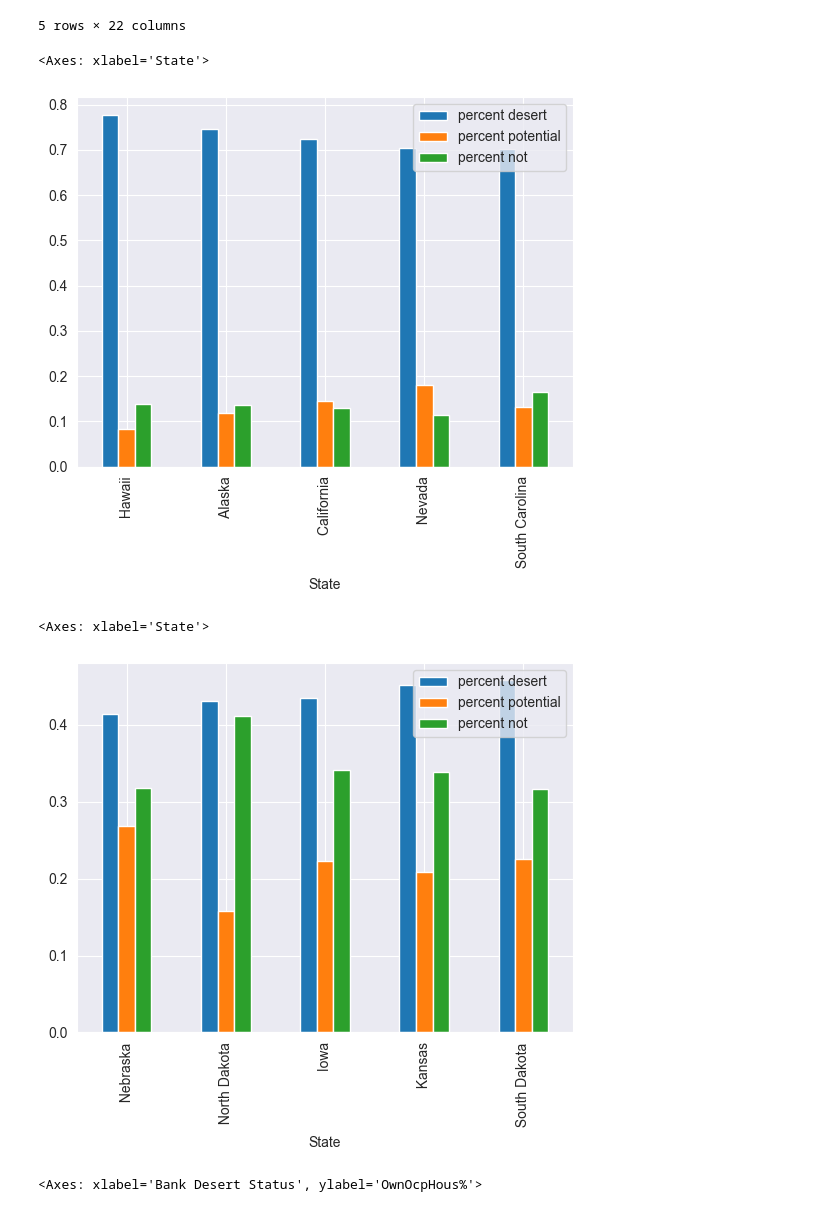
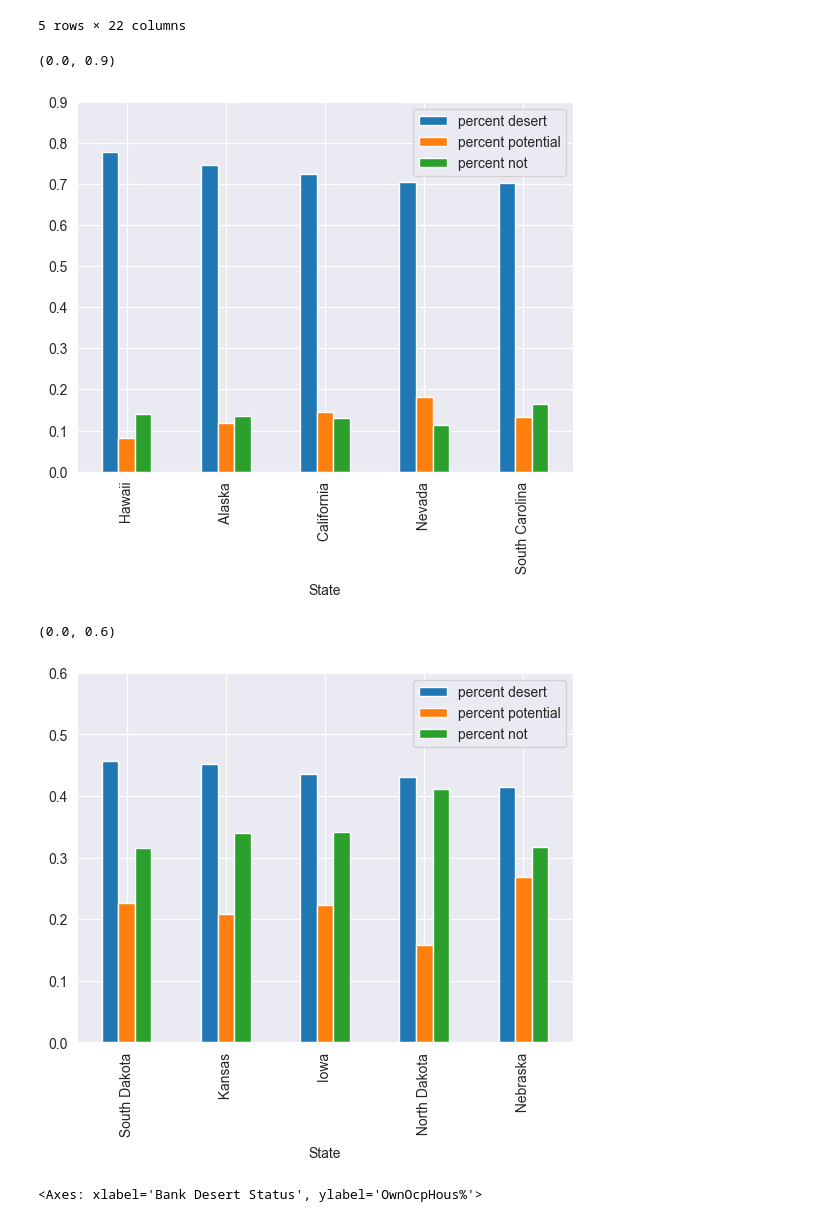
Before and after one commit to JocelArcelona/Bank-Deserts-Phenomenon, a Jupyter notebook: data_visualization/feature_importance_visuals.ipynb, the cells around one changed output. Saved outputs shown, nothing was run; the diff lists cells and outputs as text; code cells hidden in the pictures.

```diff
--- a/data_visualization/feature_importance_visuals.ipynb
+++ b/data_visualization/feature_importance_visuals.ipynb
@@ -97,16 +98,18 @@ state_by_status['percent potential'] = state_by_status['potential bank desert']/
 state_by_status['percent not'] = state_by_status['not a bank desert']/(state_by_status['bank desert'] + state_by_status['not a bank desert'] + state_by_status['potential bank desert'])
 # %%
 # bar plot of the five states with the highest percentage of bank deserts
-state_by_status.nlargest(5, 'percent desert').plot(kind='bar', x='State', y=['percent desert', 'percent potential', 'percent not'])
+state_by_status.nlargest(5, 'percent desert').sort_values(by='percent desert', ascending=False).plot(kind='bar', x='State', y=['percent desert', 'percent potential', 'percent not'])
+plt.ylim(0,.9)
 # %% [output]
-<Axes: xlabel='State'>
+(0.0, 0.9)
-[figure, old version]
+[figure, new version]
 # %%
 # bar plot of the five states with the smallest percentage of bank deserts
-state_by_status.nsmallest(5, 'percent desert').plot(kind='bar', x='State', y=['percent desert', 'percent potential', 'percent not'])
+state_by_status.nsmallest(5, 'percent desert').sort_values(by='percent desert', ascending=False).plot(kind='bar', x='State', y=['percent desert', 'percent potential', 'percent not'])
+plt.ylim(0,.6)
 # %% [output]
-<Axes: xlabel='State'>
+(0.0, 0.6)
-[figure, old version]
+[figure, new version]
 # %%
 # boxplot of Bank Desert Status and OwnOcpHous%
 sns.boxplot(complete_df, x="Bank Desert Status", y="OwnOcpHous%")
```
Also changed, not shown: parts of 4 cells of this notebook.
